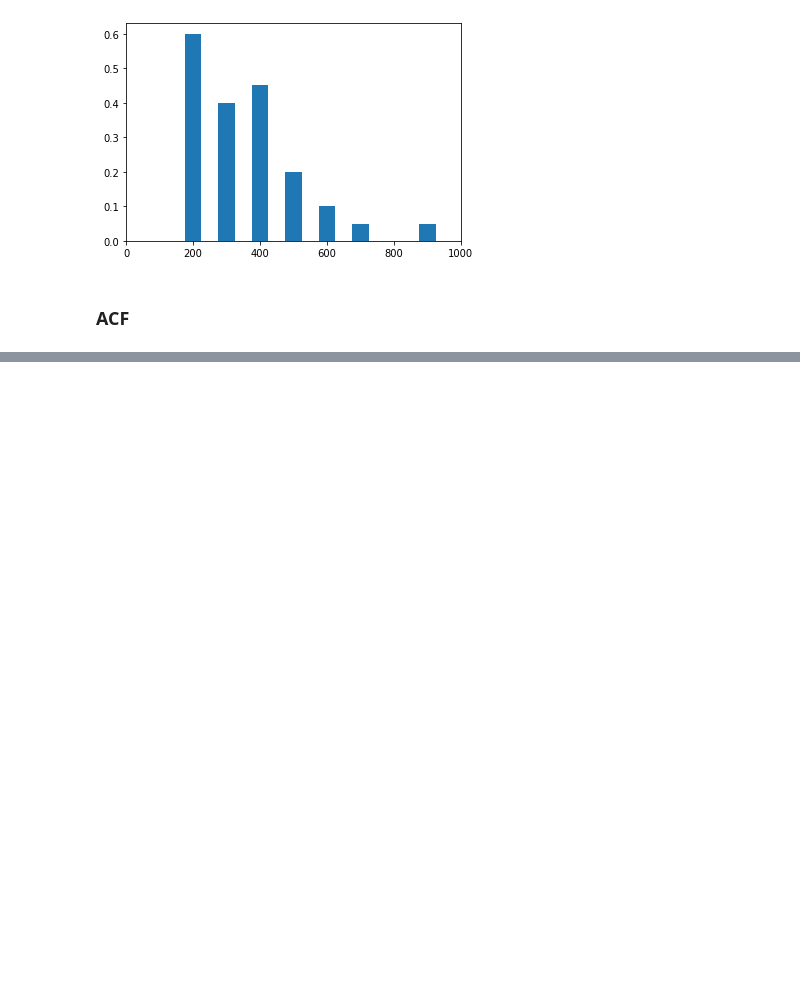
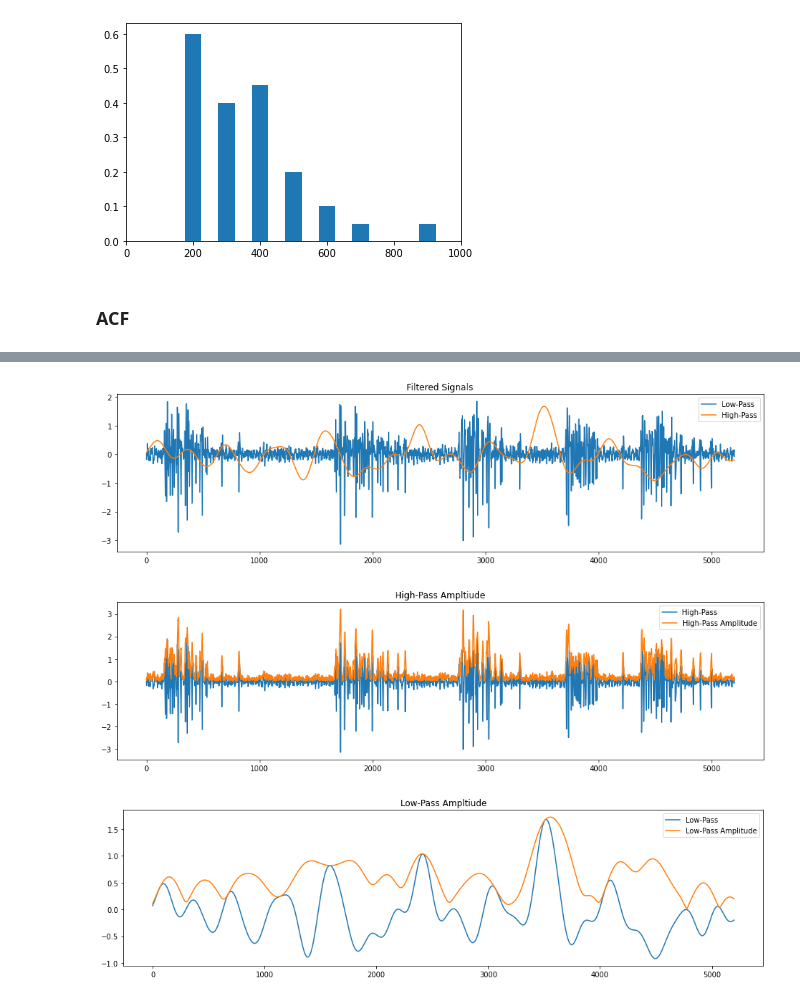
Before and after one commit to voytekresearch/timescale-methods, a Jupyter notebook: notebooks/lowpass_vs_binning.ipynb, the cells around one changed output, grey strips where cells are left out. Cells and saved outputs as stored; diff of their text form; code cells hidden in the pictures; blank space fills up the shorter version.

```diff
--- a/notebooks/lowpass_vs_binning.ipynb
+++ b/notebooks/lowpass_vs_binning.ipynb
@@ -153,0 +213,29 @@ plt.legend();
+# %%
+# Analytic Amplitude
+sig_comb_hp = filter_signal(sig_comb, fs, 'highpass', 300, remove_edges=False)
+sig_comb_lp = filter_signal(sig_comb, fs, 'lowpass',  50, remove_edges=False)
+
+amp_hp = amp_by_time(sig_comb_hp, fs, remove_edges=False)
+amp_lp = amp_by_time(sig_comb_lp, fs, remove_edges=False)
+
+plt.figure(0, figsize=(16, 4))
+plt.title('Filtered Signals')
+plt.plot(sig_comb_hp[inds], label='Low-Pass')
+plt.plot(sig_comb_lp[inds], label='High-Pass')
+plt.legend()
+
+plt.figure(1, figsize=(16, 4))
+plt.title('High-Pass Ampltiude')
+plt.plot(sig_comb_hp[inds], label='High-Pass')
+plt.plot(amp_hp[inds], label='High-Pass Amplitude')
+plt.legend()
+
+plt.figure(2, figsize=(16, 4))
+plt.title('Low-Pass Ampltiude')
+plt.plot(sig_comb_lp[inds], label='Low-Pass')
+plt.plot(amp_lp[inds], label='Low-Pass Amplitude')
+plt.legend();
+# %% [output]
+[figure, added]
+[figure, added]
+[figure, added]
```
Also changed, not shown: parts of 7 cells of this notebook.
